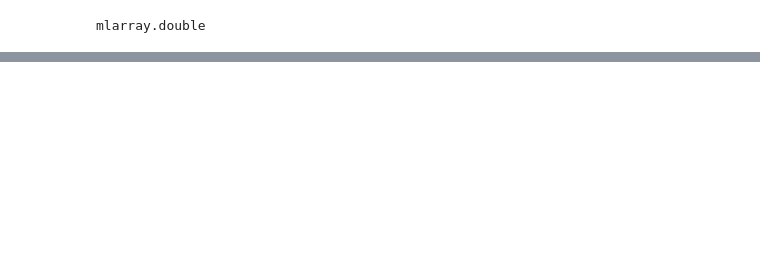
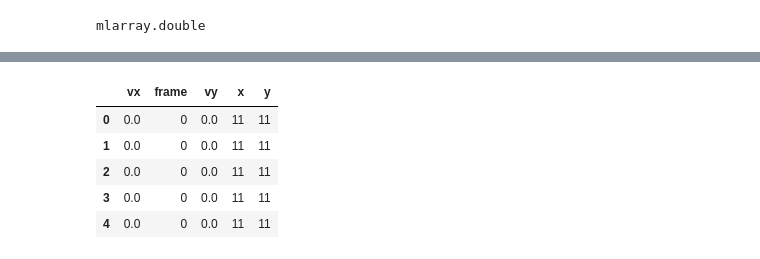
Before and after one commit to msschwartz21/germband-extension, a Jupyter notebook: notebooks/20181101-matlab_engine_test.ipynb, the cells around one changed output, grey strips where cells are left out. Saved outputs shown, nothing was run; the diff lists cells and outputs as text; code cells hidden in the pictures; blank space fills up the shorter version.

```diff
--- a/notebooks/20181101-matlab_engine_test.ipynb
+++ b/notebooks/20181101-matlab_engine_test.ipynb
@@ -56,0 +146,10 @@ mlarray.double
+# %%
+x = pd.read_csv('test2_X.csv',header=None)
+y = pd.read_csv('test2_Y.csv',header=None)
+vx = pd.read_csv('test2_Vx.csv',header=None)
+vy = pd.read_csv('test2_Vy.csv',header=None)
+# %%
+xy = pd.concat([x.rename(columns={0:'x'}),
+                y.rename(columns={0:'y'})
+                ],axis=1)
+xy.head()
@@ -56,0 +184,4 @@ mlarray.double
+# %%
+vxvy = pd.concat([vx.melt().rename(columns={'value':'vx'}).drop(columns=['variable']),
+                  vy.melt().rename(columns={'variable':'frame','value':'vy'})
+                 ],axis=1)
@@ -56,0 +197,10 @@ mlarray.double
+# %%
+vectors = vxvy.merge(xy,left_on='frame',right_index=True)
+vectors.head()
+# %% [output]
+|  | vx | frame | vy | x | y |
+| 0 | 0.0 | 0 | 0.0 | 11 | 11 |
+| 1 | 0.0 | 0 | 0.0 | 11 | 11 |
+| 2 | 0.0 | 0 | 0.0 | 11 | 11 |
+| 3 | 0.0 | 0 | 0.0 | 11 | 11 |
+| 4 | 0.0 | 0 | 0.0 | 11 | 11 |
```
Also changed, not shown: parts of 30 cells of this notebook, 3 other files.
